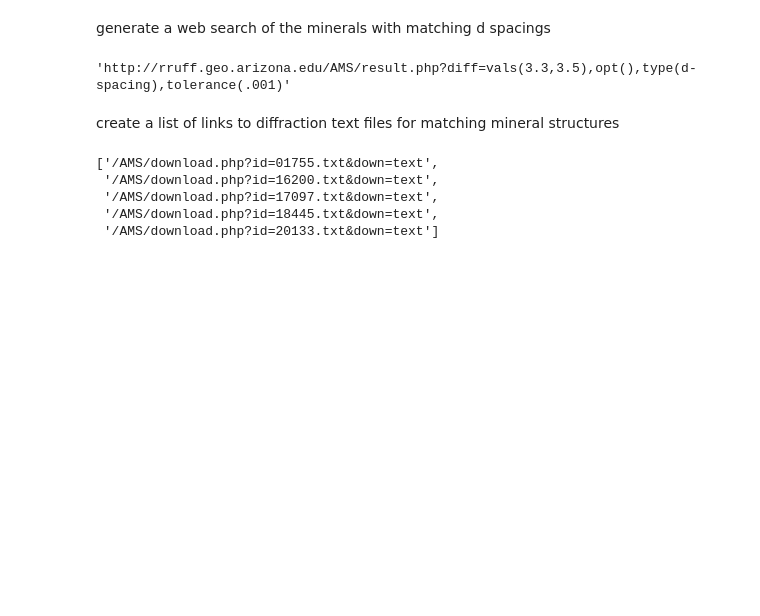
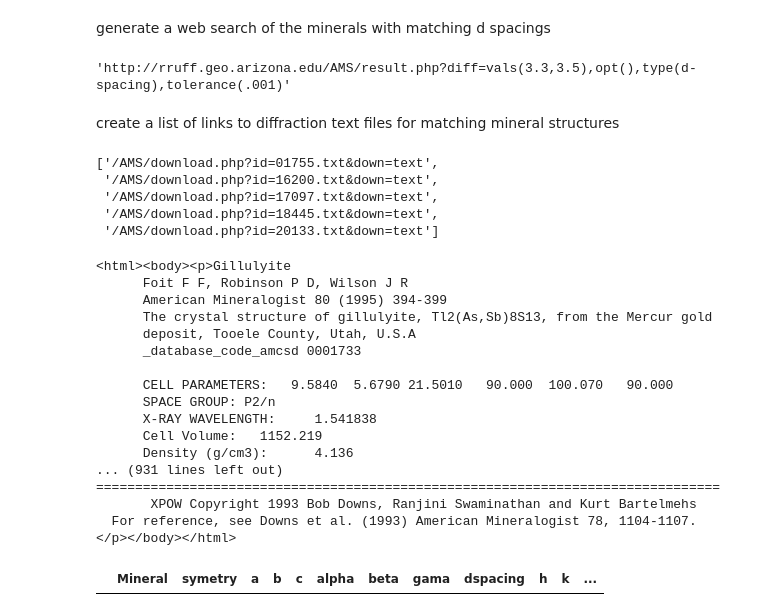
Before and after one commit to crystalmaths/crystalmaths, a Jupyter notebook: crystalmaths/getd.ipynb, the cells around one changed output. Saved outputs shown, nothing was run; the diff lists cells and outputs as text; code cells hidden in the pictures; blank space fills up the shorter version.

Commit message:
updated getd to collect diffraction data from all potential crystal structures with matching dspacings.
still need to populate a pandas DataFrame

```diff
--- a/crystalmaths/getd.ipynb
+++ b/crystalmaths/getd.ipynb
@@ -34,11 +35,13 @@ def find_diffraction_files(href):
     '''
     return href and re.compile("txt").search(href) and not re.compile("dif").search(href)
 
-def compile_links(web_address):
+def compile_links(web_address, links_array):
     '''
     access_web accesses a webpage at a given address,
     finds all of the links on that page, and appends those links
     to a list called links.
+
+    inputs are a web address, and the array for storing links
     '''
 
     html_page = requests.get(web_address)
@@ -46,12 +49,27 @@ def compile_links(web_address):
     html_encoding = EncodingDetector.find_declared_encoding(html_page.content, is_html=True)
     encoding = html_encoding or http_encoding
     soup = BeautifulSoup(html_page.content, from_encoding=encoding)
-    links = []
 
     for link in soup.find_all(href=find_diffraction_files):
-        links.append(link['href'])
+        links_array.append(link['href'])
 
-    return links
+    return links_array
+
+def get_diffraction_data(links_array, dspacing1, dspacing2, pot_planes_df):
+    '''
+    get_diffraction_data will compile crystal structure parameters and
+    indexes of all potential planes into a pandas DataFrame
+
+    Inputs are an array of truncated href, two d spacings from the FFT,
+    and the pandas DataFrame into which data will be stored. Returns the
+    populated DataFrame.
+    '''
+    for entry in links_array:
+        full_address = 'http://rruff.geo.arizona.edu' + entry
+        dif_csv = requests.get(full_address)
+        soup = BeautifulSoup(dif_csv.content)
+        print(soup)
+    return pot_planes_df
 # %% [markdown]
 generate a web search of the minerals with matching d spacings
 # %%
@@ -65,10 +83,38 @@ make_web_address(dspacing1, dspacing2)
 create a list of links to diffraction text files for matching mineral structures
 # %%
 web_address = 'http://rruff.geo.arizona.edu/AMS/result.php?diff=vals(3.3,3.5),opt(),type(d-spacing),tolerance(.001)'
-compile_links(web_address)
+links_array = []
+compile_links(web_address, links_array)
 # %% [output]
 ['/AMS/download.php?id=01755.txt&down=text',
  '/AMS/download.php?id=16200.txt&down=text',
  '/AMS/download.php?id=17097.txt&down=text',
  '/AMS/download.php?id=18445.txt&down=text',
  '/AMS/download.php?id=20133.txt&down=text']
+# %%
+dspacing1 = 3.3
+dspacing2 = 3.5
+
+column_names = ["mineral", "symetry", "a", "b", "c", "alpha", "beta", "gama", "dspacing", "h", "k", "l"]
+pot_planes_df = pd.DataFrame(columns = column_names)
+
+get_diffraction_data(links_array, dspacing1, dspacing2, pot_planes_df)
+# %% [output]
+<html><body><p>Gillulyite
+      Foit F F, Robinson P D, Wilson J R
+      American Mineralogist 80 (1995) 394-399
+      The crystal structure of gillulyite, Tl2(As,Sb)8S13, from the Mercur gold
+      deposit, Tooele County, Utah, U.S.A
+      _database_code_amcsd 0001733
+
+      CELL PARAMETERS:   9.5840  5.6790 21.5010   90.000  100.070   90.000
+      SPACE GROUP: P2/n
+      X-RAY WAVELENGTH:     1.541838
+      Cell Volume:   1152.219
+      Density (g/cm3):      4.136
+... (931 lines left out)
+================================================================================
+       XPOW Copyright 1993 Bob Downs, Ranjini Swaminathan and Kurt Bartelmehs
+  For reference, see Downs et al. (1993) American Mineralogist 78, 1104-1107.
+</p></body></html>
+|  | Mineral | symetry | a | b | c | alpha | beta | gama | dspacing | h | k | ... |
```
Also changed, not shown: parts of 1 cell of this notebook.
